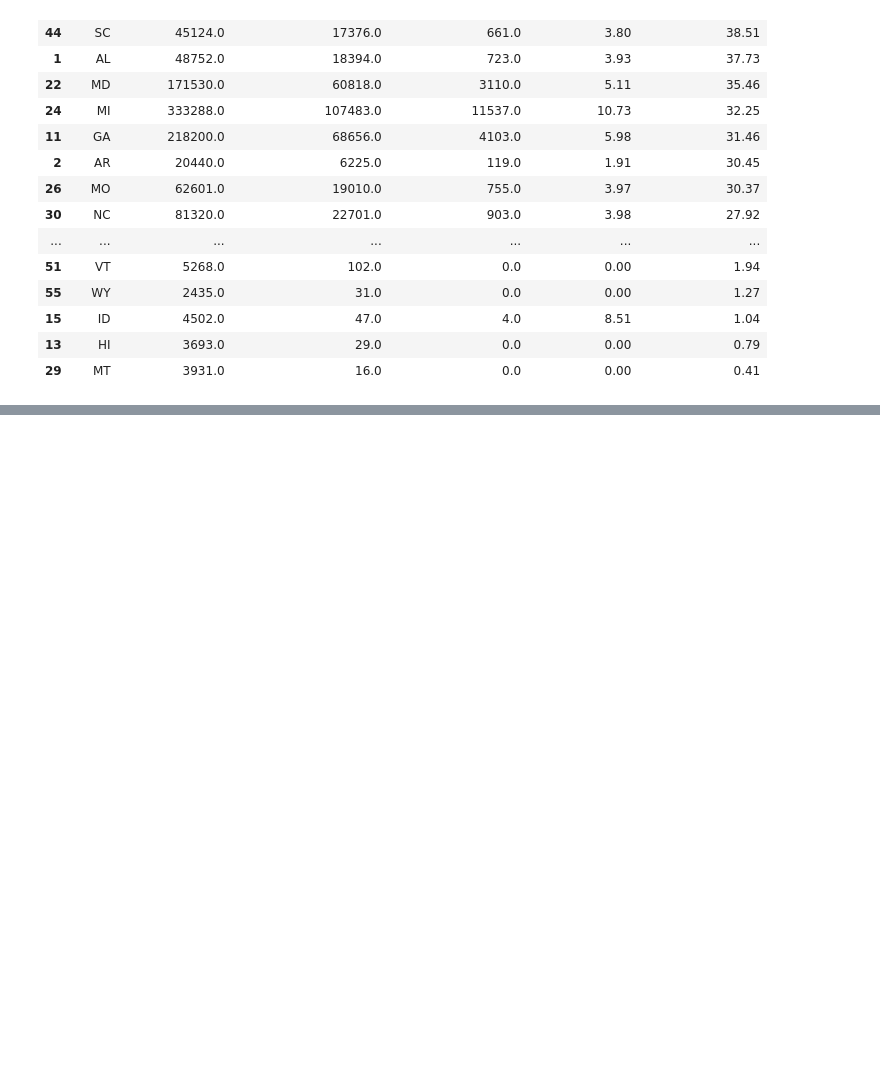
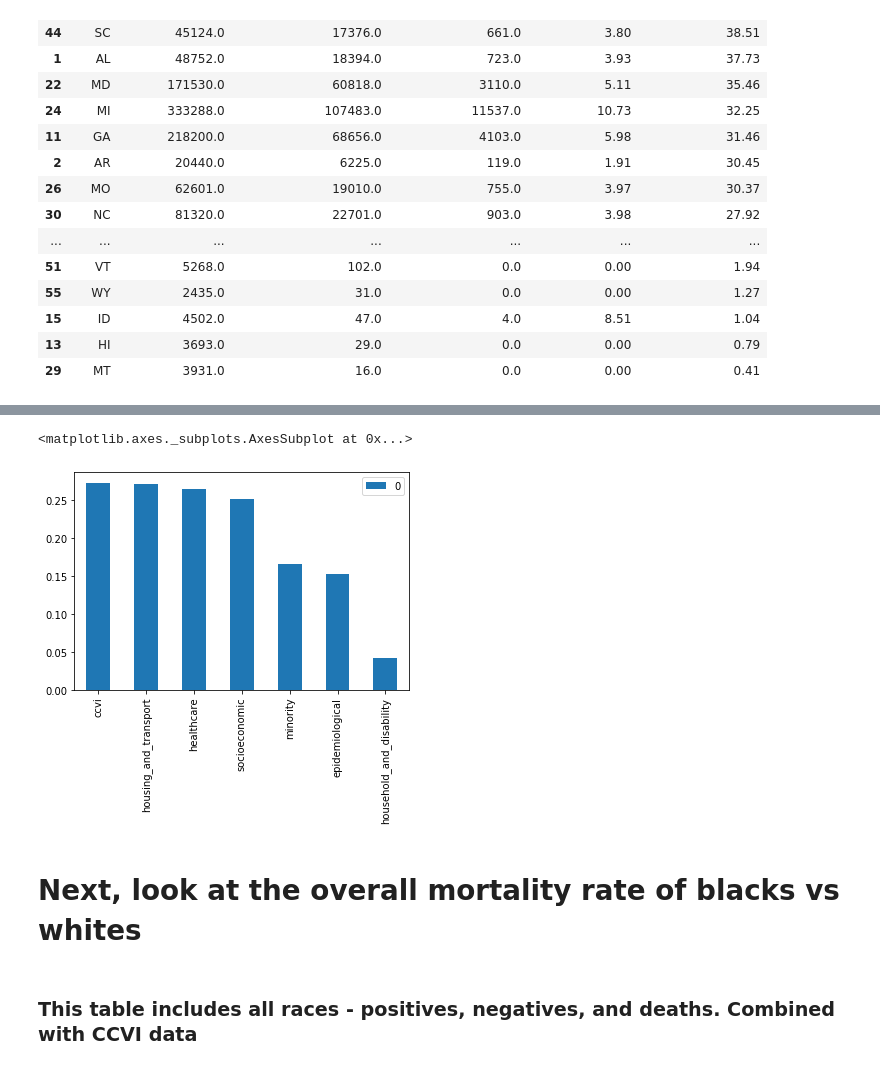
Before and after one commit to kmussar/covid19_datathon, a Jupyter notebook: eda/KM_Disparity_positives_to_deaths.ipynb, the cells around one changed output, grey strips where cells are left out. Cells and saved outputs as stored; diff of their text form; code cells hidden in the pictures; blank space fills up the shorter version.

```diff
--- a/eda/KM_Disparity_positives_to_deaths.ipynb
+++ b/eda/KM_Disparity_positives_to_deaths.ipynb
@@ -157,0 +372,9 @@ black
+# %%
+corr_df.plot.bar()
+# %% [output]
+<matplotlib.axes._subplots.AxesSubplot at 0x...>
+[figure, added]
+# %% [markdown]
+# Next, look at the overall mortality rate of blacks vs whites
+# %% [markdown]
+### This table includes all races - positives, negatives, and deaths. Combined with CCVI data
```
Also changed, not shown: parts of 39 cells of this notebook.
